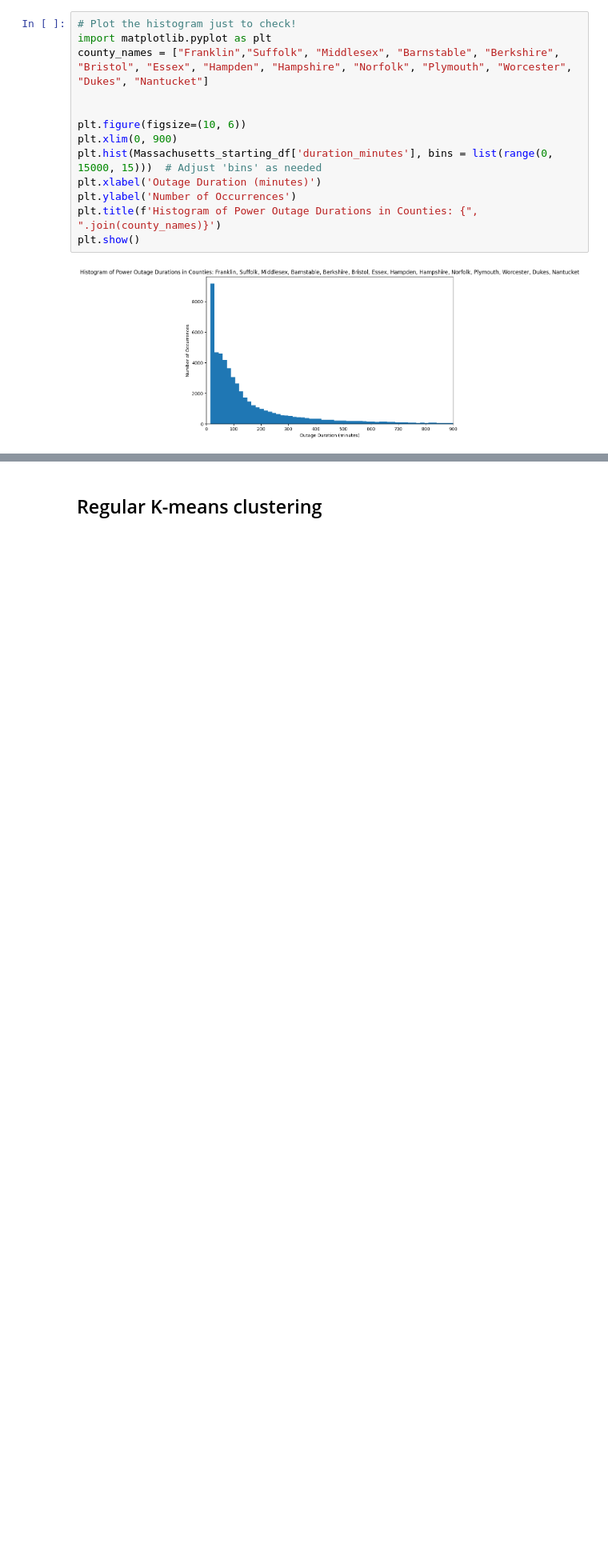
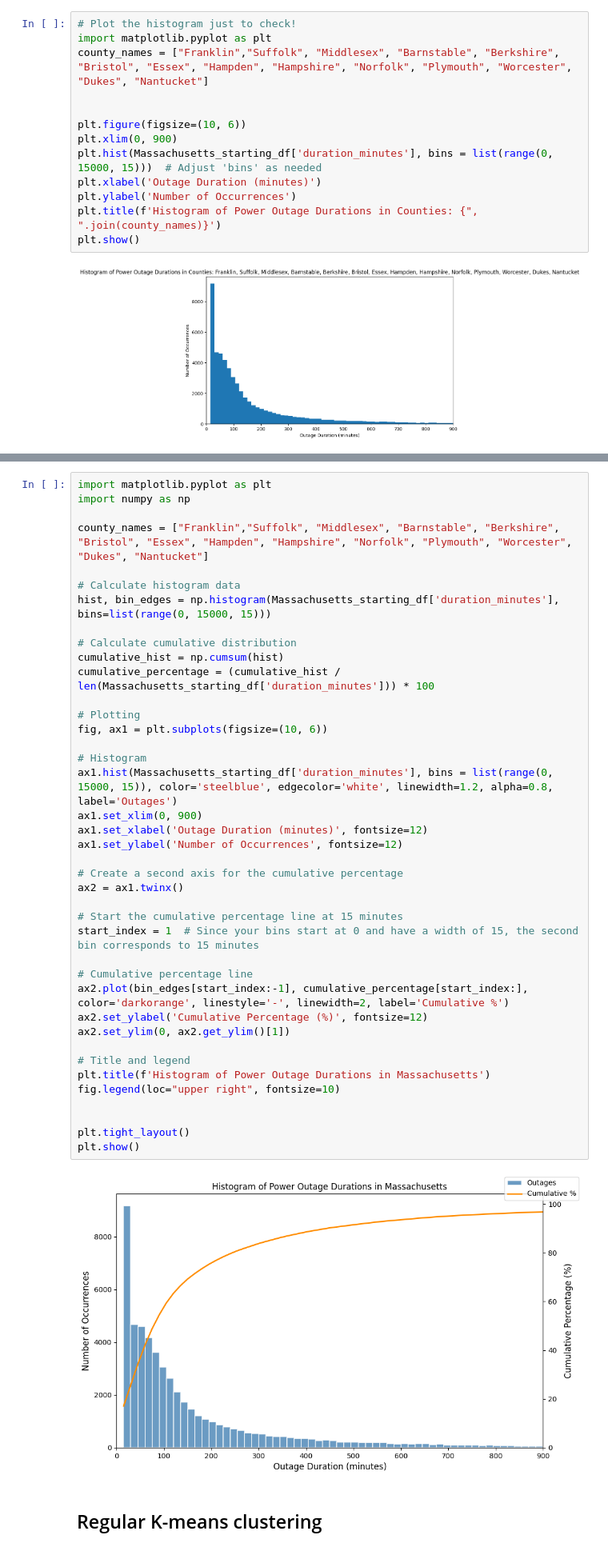
Before and after one commit to JonasSchweiger/Power_Outages_Code, a Jupyter notebook: K_means_slicing.ipynb, the cells around one changed output, grey strips where cells are left out. Shown at 80% size. Drawn from its saved outputs; the diff is of its cells as text; blank space fills up the shorter version.

```diff
--- a/K_means_slicing.ipynb
+++ b/K_means_slicing.ipynb
@@ -22,3 +63,45 @@ plt.show()
+# %%
+import matplotlib.pyplot as plt
+import numpy as np
+
+county_names = ["Franklin","Suffolk", "Middlesex", "Barnstable", "Berkshire", "Bristol", "Essex", "Hampden", "Hampshire", "Norfolk", "Plymouth", "Worcester", "Dukes", "Nantucket"]
+
+# Calculate histogram data
+hist, bin_edges = np.histogram(Massachusetts_starting_df['duration_minutes'], bins=list(range(0, 15000, 15)))
+
+# Calculate cumulative distribution
+cumulative_hist = np.cumsum(hist)
+cumulative_percentage = (cumulative_hist / len(Massachusetts_starting_df['duration_minutes'])) * 100
+
+# Plotting
+fig, ax1 = plt.subplots(figsize=(10, 6))
+
+# Histogram
+ax1.hist(Massachusetts_starting_df['duration_minutes'], bins = list(range(0, 15000, 15)), color='steelblue', edgecolor='white', linewidth=1.2, alpha=0.8, label='Outages')
+ax1.set_xlim(0, 900)
+ax1.set_xlabel('Outage Duration (minutes)', fontsize=12)
+ax1.set_ylabel('Number of Occurrences', fontsize=12)
+
+# Create a second axis for the cumulative percentage
+ax2 = ax1.twinx()
+
+# Start the cumulative percentage line at 15 minutes
+start_index = 1  # Since your bins start at 0 and have a width of 15, the second bin corresponds to 15 minutes
+
+# Cumulative percentage line
+ax2.plot(bin_edges[start_index:-1], cumulative_percentage[start_index:], color='darkorange', linestyle='-', linewidth=2, label='Cumulative %')
+ax2.set_ylabel('Cumulative Percentage (%)', fontsize=12)
+ax2.set_ylim(0, ax2.get_ylim()[1])
+
+# Title and legend
+plt.title(f'Histogram of Power Outage Durations in Massachusetts')
+fig.legend(loc="upper right", fontsize=10)
+
+
+plt.tight_layout()
+plt.show()
+# %% [output]
+[figure, added]
 # %% [markdown]
 ## Regular K-means clustering
 # %%
```
Also changed, not shown: parts of 10 cells of this notebook, 42 other files.
